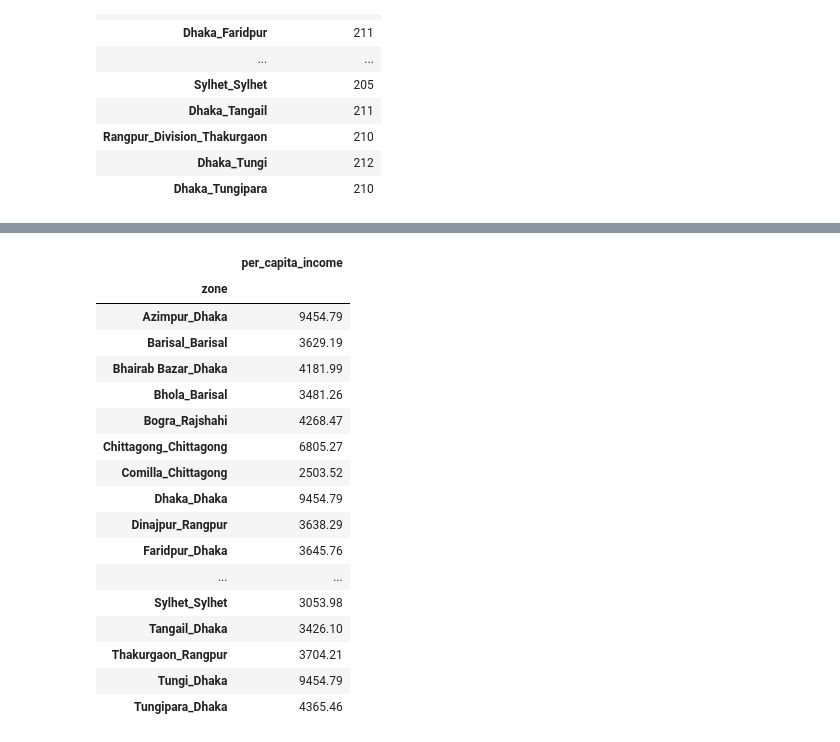
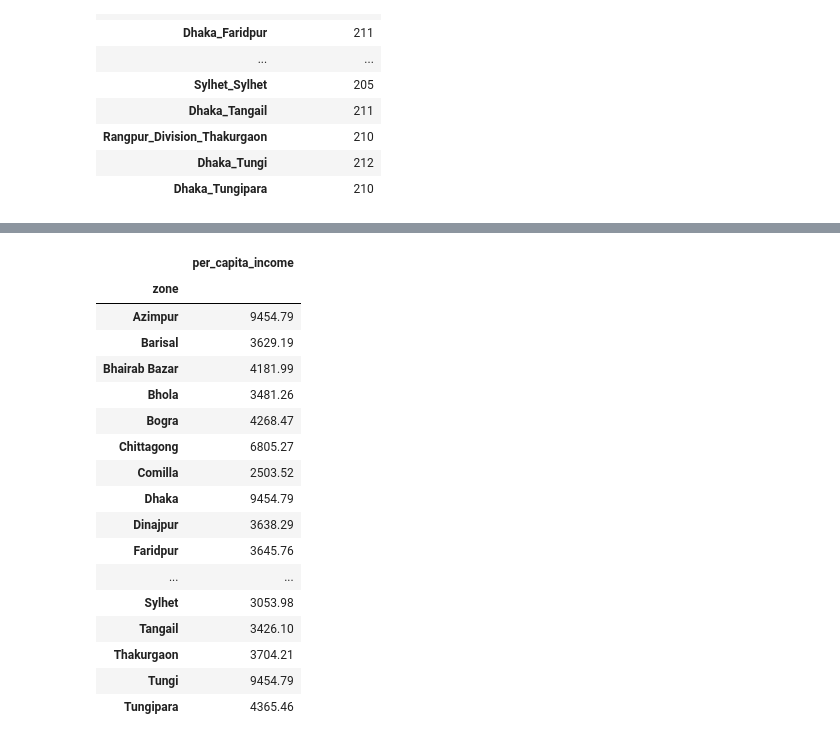
Before and after one commit to asifzmn/Air_Quality_Analysis, a Jupyter notebook: exploration/bd_forest_and_income.ipynb, the cells around one changed output, grey strips where cells are left out. Cells and saved outputs as stored; diff of their text form; code cells hidden in the pictures.

```diff
--- a/exploration/bd_forest_and_income.ipynb
+++ b/exploration/bd_forest_and_income.ipynb
@@ -200,23 +204,25 @@ intro_table
 # %%
-zone_income = pd.read_csv("data_preparation/Extra Data/zone_income.csv",index_col="zone")
+zone_income = pd.read_csv("../data_preparation/Extra Data/zone_income.csv",index_col="zone")
+zone_income_index_full = zone_income.index.copy()
+zone_income.index = zone_income.index.str.split("_").str[0]
 zone_income
 # %% [output]
 |  | per_capita_income |
 | zone |  |
-| Azimpur_Dhaka | 9454.79 |
-| Barisal_Barisal | 3629.19 |
-| Bhairab Bazar_Dhaka | 4181.99 |
-| Bhola_Barisal | 3481.26 |
-| Bogra_Rajshahi | 4268.47 |
-| Chittagong_Chittagong | 6805.27 |
-| Comilla_Chittagong | 2503.52 |
-| Dhaka_Dhaka | 9454.79 |
-| Dinajpur_Rangpur | 3638.29 |
-| Faridpur_Dhaka | 3645.76 |
+| Azimpur | 9454.79 |
+| Barisal | 3629.19 |
+| Bhairab Bazar | 4181.99 |
+| Bhola | 3481.26 |
+| Bogra | 4268.47 |
+| Chittagong | 6805.27 |
+| Comilla | 2503.52 |
+| Dhaka | 9454.79 |
+| Dinajpur | 3638.29 |
+| Faridpur | 3645.76 |
 | ... | ... |
-| Sylhet_Sylhet | 3053.98 |
-| Tangail_Dhaka | 3426.10 |
-| Thakurgaon_Rangpur | 3704.21 |
-| Tungi_Dhaka | 9454.79 |
-| Tungipara_Dhaka | 4365.46 |
+| Sylhet | 3053.98 |
+| Tangail | 3426.10 |
+| Thakurgaon | 3704.21 |
+| Tungi | 9454.79 |
+| Tungipara | 4365.46 |
 # %%
```
Also changed, not shown: parts of 28 cells of this notebook, 8 other files.
